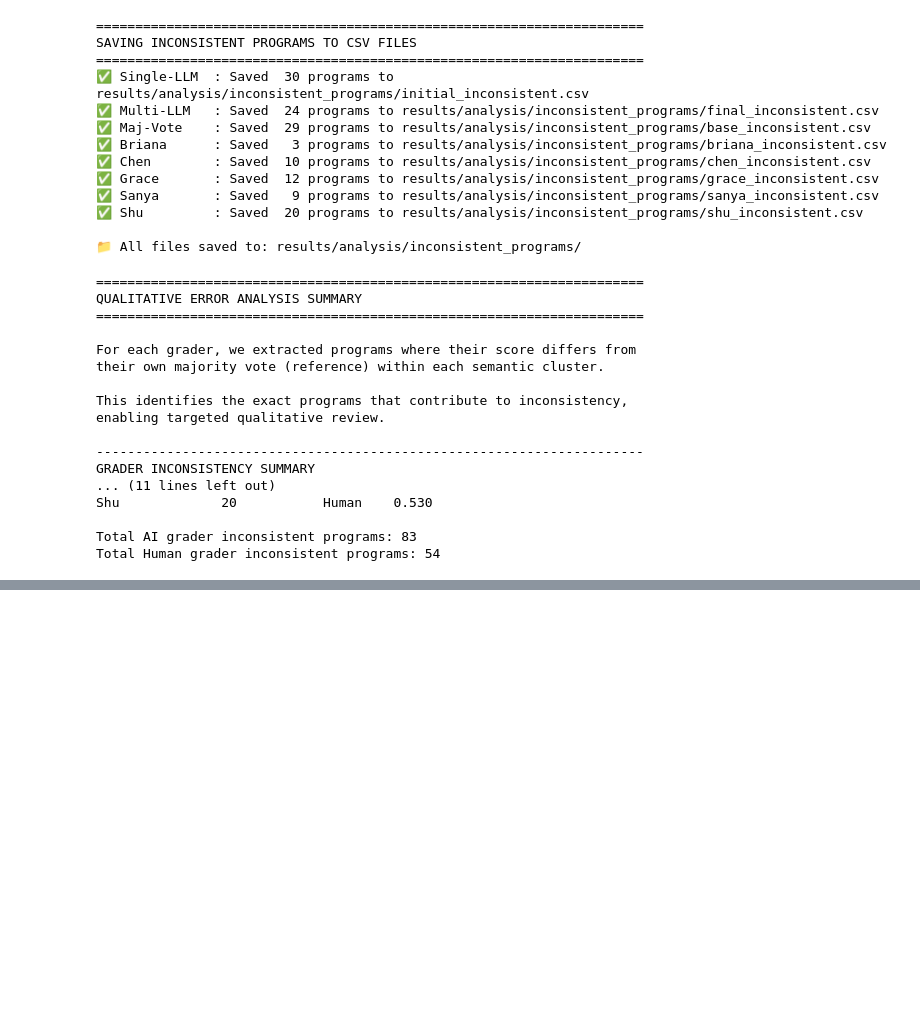
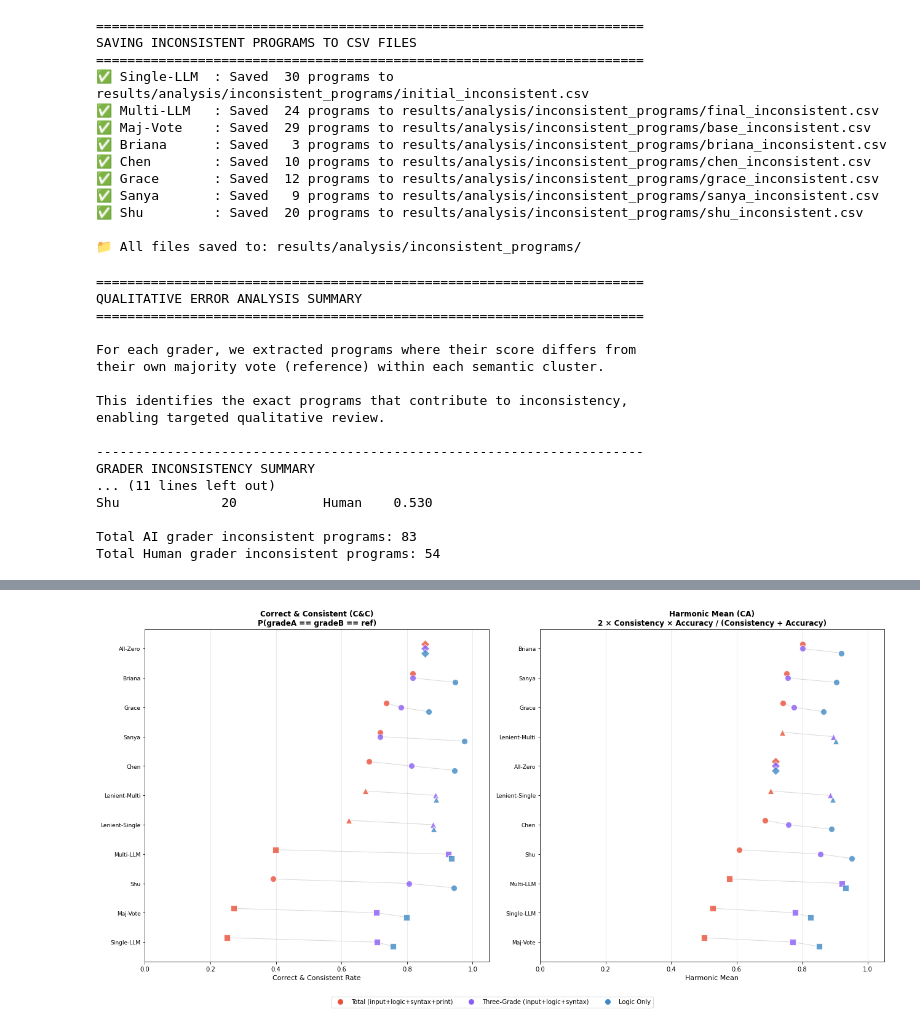
Before and after one commit to maobupa/multi-agent-autograder, a Jupyter notebook: consistency_analysis.ipynb, the cells around one changed output, grey strips where cells are left out. Cells and saved outputs as stored; diff of their text form; code cells hidden in the pictures; blank space fills up the shorter version.

```diff
--- a/consistency_analysis.ipynb
+++ b/consistency_analysis.ipynb
@@ -772,0 +1850,14 @@ Total Human grader inconsistent programs: 54
+# %%
+# Create combined dataframe for visualization (strict + lenient)
+# Add lenient graders to the ca_df with 'is_ai' flag
+lenient_df_results['is_ai'] = False  # Lenient graders are a separate category
+lenient_df_results['is_lenient'] = True
+
+# Add is_lenient column to strict graders
+ca_df_with_flag = ca_df.copy()
+ca_df_with_flag['is_lenient'] = False
+
+# Combine all graders
+all_graders_df = pd.concat([ca_df_with_flag, lenient_df_results], ignore_index=True)
+print(f"Combined dataframe: {len(all_graders_df)} graders")
+print(all_graders_df[['grader', 'display_name', 'is_ai', 'is_lenient', 'consistency_total', 'ordinal_accuracy_total']].to_string())
@@ -772,0 +2218,74 @@ Total Human grader inconsistent programs: 54
+# %%
+# Visualization 3: Combined Metrics Dot Plot (with lenient)
+fig, axes = plt.subplots(1, 2, figsize=(18, 9))
+
+# Sort by C&C for left plot, by Harmonic Mean for right plot
+sorted_by_cc = all_graders_df.sort_values('correct_consistent_total', ascending=True)
+sorted_by_hm = all_graders_df.sort_values('harmonic_mean_total', ascending=True)
+
+# --- Plot 1: Correct & Consistent (C&C) Dot Plot ---
+ax1 = axes[0]
+for i, (_, row) in enumerate(sorted_by_cc.iterrows()):
+    color = get_color_all(row)
+    marker = get_marker_all(row)
+
+    # Plot three dots for each grader (total, three, logic)
+    ax1.scatter(row['correct_consistent_total'], i + 0.15, c='#E94F37', s=100, marker=marker,
+                edgecolors='white', linewidths=1, zorder=3, alpha=0.8)
+    ax1.scatter(row['correct_consistent_three'], i, c='#8B5CF6', s=100, marker=marker,
+                edgecolors='white', linewidths=1, zorder=3, alpha=0.8)
+    ax1.scatter(row['correct_consistent_logic'], i - 0.15, c='#3F88C5', s=100, marker=marker,
+                edgecolors='white', linewidths=1, zorder=3, alpha=0.8)
+
+    # Connect dots
+    ax1.plot([row['correct_consistent_total'], row['correct_consistent_three'], row['correct_consistent_logic']],
+             [i + 0.15, i, i - 0.15], color='gray', alpha=0.3, linewidth=1, zorder=1)
+
+ax1.set_yticks(range(len(sorted_by_cc)))
+ax1.set_yticklabels([f"{row['display_name']}" for _, row in sorted_by_cc.iterrows()], fontsize=9)
+ax1.set_xlabel('Correct & Consistent Rate', fontsize=11)
+ax1.set_title('Correct & Consistent (C&C)\nP(gradeA == gradeB == ref)', fontsize=12, fontweight='bold')
+ax1.set_xlim(0, 1.05)
+ax1.grid(axis='x', alpha=0.3)
+
+# --- Plot 2: Harmonic Mean Dot Plot ---
+ax2 = axes[1]
+for i, (_, row) in enumerate(sorted_by_hm.iterrows()):
+    color = get_color_all(row)
+    marker = get_marker_all(row)
+
+    # Plot three dots for each grader (total, three, logic)
+    ax2.scatter(row['harmonic_mean_total'], i + 0.15, c='#E94F37', s=100, marker=marker,
+                edgecolors='white', linewidths=1, zorder=3, alpha=0.8)
+    ax2.scatter(row['harmonic_mean_three'], i, c='#8B5CF6', s=100, marker=marker,
+                edgecolors='white', linewidths=1, zorder=3, alpha=0.8)
+    ax2.scatter(row['harmonic_mean_logic'], i - 0.15, c='#3F88C5', s=100, marker=marker,
+                edgecolors='white', linewidths=1, zorder=3, alpha=0.8)
+
+    # Connect dots
+    ax2.plot([row['harmonic_mean_total'], row['harmonic_mean_three'], row['harmonic_mean_logic']],
+             [i + 0.15, i, i - 0.15], color='gray', alpha=0.3, linewidth=1, zorder=1)
+
+ax2.set_yticks(range(len(sorted_by_hm)))
+ax2.set_yticklabels([f"{row['display_name']}" for _, row in sorted_by_hm.iterrows()], fontsize=9)
+ax2.set_xlabel('Harmonic Mean', fontsize=11)
+ax2.set_title('Harmonic Mean (CA)\n2 × Consistency × Accuracy / (Consistency + Accuracy)', fontsize=12, fontweight='bold')
+ax2.set_xlim(0, 1.05)
+ax2.grid(axis='x', alpha=0.3)
+
+# Add legend for metric types
+legend_elements = [
+    Line2D([0], [0], marker='o', color='w', markerfacecolor='#E94F37', markersize=10, label='Total (input+logic+syntax+print)'),
+    Line2D([0], [0], marker='o', color='w', markerfacecolor='#8B5CF6', markersize=10, label='Three-Grade (input+logic+syntax)'),
+    Line2D([0], [0], marker='o', color='w', markerfacecolor='#3F88C5', markersize=10, label='Logic Only'),
+]
+fig.legend(handles=legend_elements, loc='upper center', ncol=3, bbox_to_anchor=(0.5, 0.02))
+
+plt.tight_layout()
+plt.subplots_adjust(bottom=0.1)
+plt.savefig('results/analysis/combined_metrics_lenient.png', dpi=150, bbox_inches='tight')
+plt.show()
+
+print("\n✅ Plot saved to results/analysis/combined_metrics_lenient.png")
+# %% [output]
+[figure, added]
```
Also changed, not shown: parts of 55 cells of this notebook, 2 other files.
